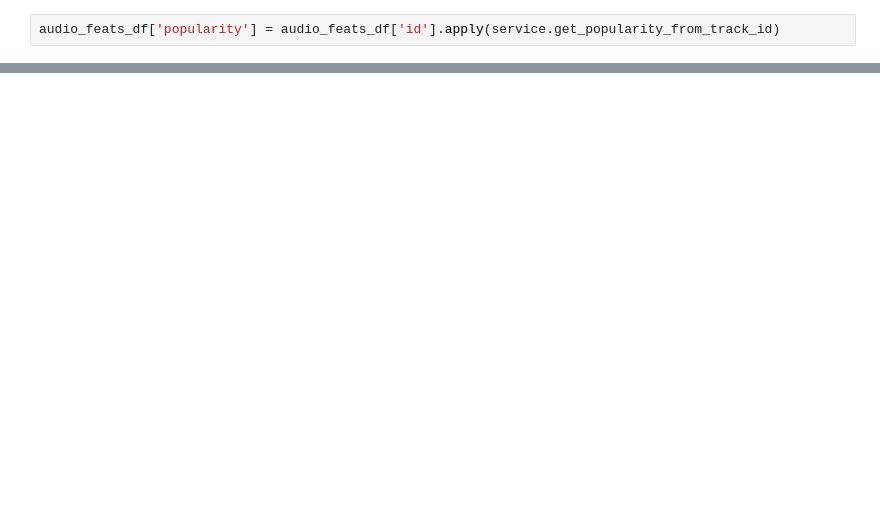
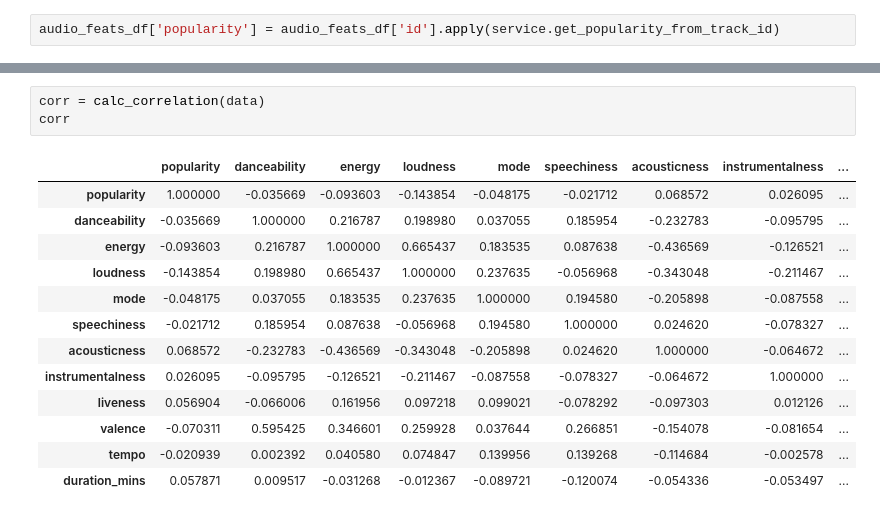
Before and after one commit to oms26/convexp_spotify, a Jupyter notebook: test.ipynb, the cells around one changed output, grey strips where cells are left out. Saved outputs shown, nothing was run; the diff lists cells and outputs as text; blank space fills up the shorter version.

```diff
--- a/test.ipynb
+++ b/test.ipynb
@@ -218,0 +96,17 @@ df_rel[feature_cols].head(2)
+# %%
+corr = calc_correlation(data)
+corr
+# %% [output]
+|  | popularity | danceability | energy | loudness | mode | speechiness | acousticness | instrumentalness | ... |
+| popularity | 1.000000 | -0.035669 | -0.093603 | -0.143854 | -0.048175 | -0.021712 | 0.068572 | 0.026095 | ... |
+| danceability | -0.035669 | 1.000000 | 0.216787 | 0.198980 | 0.037055 | 0.185954 | -0.232783 | -0.095795 | ... |
+| energy | -0.093603 | 0.216787 | 1.000000 | 0.665437 | 0.183535 | 0.087638 | -0.436569 | -0.126521 | ... |
+| loudness | -0.143854 | 0.198980 | 0.665437 | 1.000000 | 0.237635 | -0.056968 | -0.343048 | -0.211467 | ... |
+| mode | -0.048175 | 0.037055 | 0.183535 | 0.237635 | 1.000000 | 0.194580 | -0.205898 | -0.087558 | ... |
+| speechiness | -0.021712 | 0.185954 | 0.087638 | -0.056968 | 0.194580 | 1.000000 | 0.024620 | -0.078327 | ... |
+| acousticness | 0.068572 | -0.232783 | -0.436569 | -0.343048 | -0.205898 | 0.024620 | 1.000000 | -0.064672 | ... |
+| instrumentalness | 0.026095 | -0.095795 | -0.126521 | -0.211467 | -0.087558 | -0.078327 | -0.064672 | 1.000000 | ... |
+| liveness | 0.056904 | -0.066006 | 0.161956 | 0.097218 | 0.099021 | -0.078292 | -0.097303 | 0.012126 | ... |
+| valence | -0.070311 | 0.595425 | 0.346601 | 0.259928 | 0.037644 | 0.266851 | -0.154078 | -0.081654 | ... |
+| tempo | -0.020939 | 0.002392 | 0.040580 | 0.074847 | 0.139956 | 0.139268 | -0.114684 | -0.002578 | ... |
+| duration_mins | 0.057871 | 0.009517 | -0.031268 | -0.012367 | -0.089721 | -0.120074 | -0.054336 | -0.053497 | ... |
```
Also changed, not shown: parts of 31 cells of this notebook, 6 other files.
